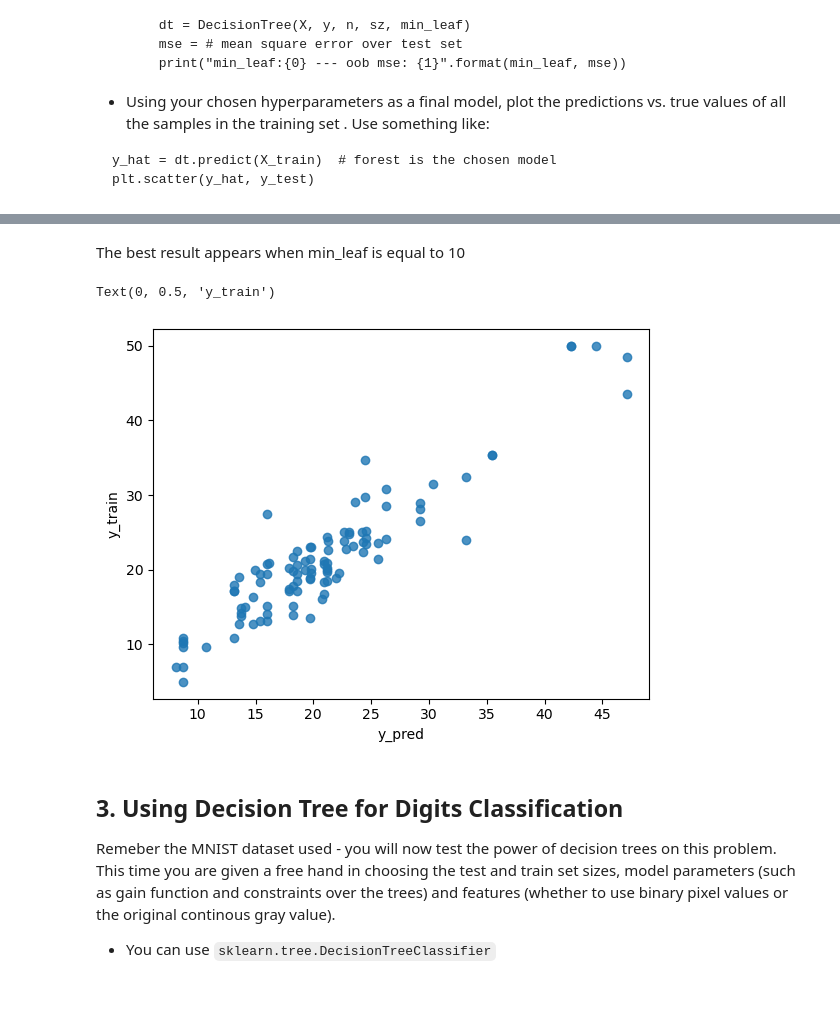
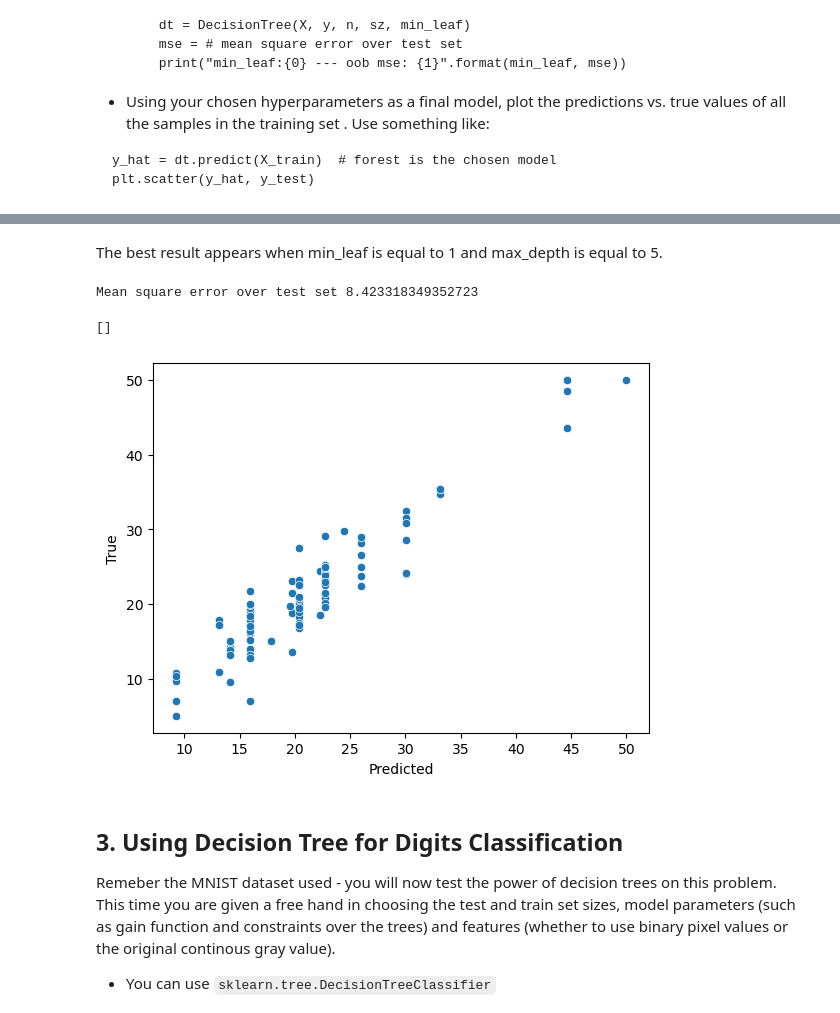
Before and after one commit to JaneAmi/YData_ML, a Jupyter notebook: HW4_DT/HW4_Decision_Trees.ipynb, the cells around one changed output, grey strips where cells are left out. Saved outputs shown, nothing was run; the diff lists cells and outputs as text; code cells hidden in the pictures.

```diff
--- a/HW4_DT/HW4_Decision_Trees.ipynb
+++ b/HW4_DT/HW4_Decision_Trees.ipynb
@@ -148,16 +149,15 @@ import matplotlib.pyplot as plt
 from sklearn.model_selection import train_test_split
 # %%
 class DecisionTree():
-    def __init__(self, X, y, min_leaf):
-        self.data = X
-        self.y = y
+    def __init__(self, X, y, min_leaf=5, max_depth=100):
+
         self.min_leaf = min_leaf
-        self.root = self.grow_tree(self.data, self.y)
+        self.max_depth = max_depth
+        self.root = self.grow_tree(X, y)
 
     def grow_tree(self, X, y, depth=0):
-
-        # check constraint
-        if X.shape[0] <= self.min_leaf:
+        # check constraints
+        if (X.shape[0] <= self.min_leaf or depth>=self.max_depth):
             leaf_value = np.mean(y)
             return Node(value=leaf_value)
 
@@ -188,8 +188,7 @@ class DecisionTree():
             # define array of probabilities
             tr_prob = np.arange(start=1, stop=(len(X_column_uv)))
             # define array of tresholds
-            #print(X_column_uv)
-            thresholds = np.quantile(X_column_uv, tr_prob * tr_step)
+            thresholds = np.quantile(X_column_uv, tr_prob * tr_step, method='midpoint')
 
 
             for threshold in thresholds:
@@ -264,7 +263,7 @@ class Node():
 # %%
 # use the boston dataset
 data_url = "http://lib.stat.cmu.edu/datasets/boston"
-raw_df = pd.read_csv(data_url, sep="\s+", skiprows=22, header=None)
+raw_df = pd.read_csv(data_url, sep=r"\s+", skiprows=22, header=None)
 data = np.hstack([raw_df.values[::2, :], raw_df.values[1::2, :2]])
 target = raw_df.values[1::2, 2]
 
@@ -289,16 +300,22 @@ min_leaf:100 --- oob mse: 19.70987506596517
 # %% [markdown]
-The best result appears when min_leaf is equal to 10
+The best result appears when min_leaf is equal to 1 and max_depth is equal to 5.
 # %%
 # plot the predictions vs. true values of all the samples in the training set
 
-best_dt = DecisionTree(X_train, y_train, 10)
+best_dt = DecisionTree(X_train, y_train, 1, 5)
 y_pred = best_dt.predict(X_test)
-plt.scatter(x=y_pred, y=y_test, label=True, alpha=0.8)
-plt.xlabel('y_pred')
-plt.ylabel('y_train')
+mse = mean_squared_error(y_pred, y_test)
+print(f'Mean square error over test set {mse}')
+
+
+sns.scatterplot(x=y_pred, y=y_test)
+plt.xlabel('Predicted')
+plt.ylabel('True')
+plt.plot()
 # %% [output]
-Text(0, 0.5, 'y_train')
+Mean square error over test set 8.423318349352723
+[]
-[figure, old version]
+[figure, new version]
 # %% [markdown]
 ## 3. Using Decision Tree for Digits Classification
 Remeber the MNIST dataset used - you will now test the power of decision trees on this problem.
```
Also changed, not shown: parts of 16 cells of this notebook.
